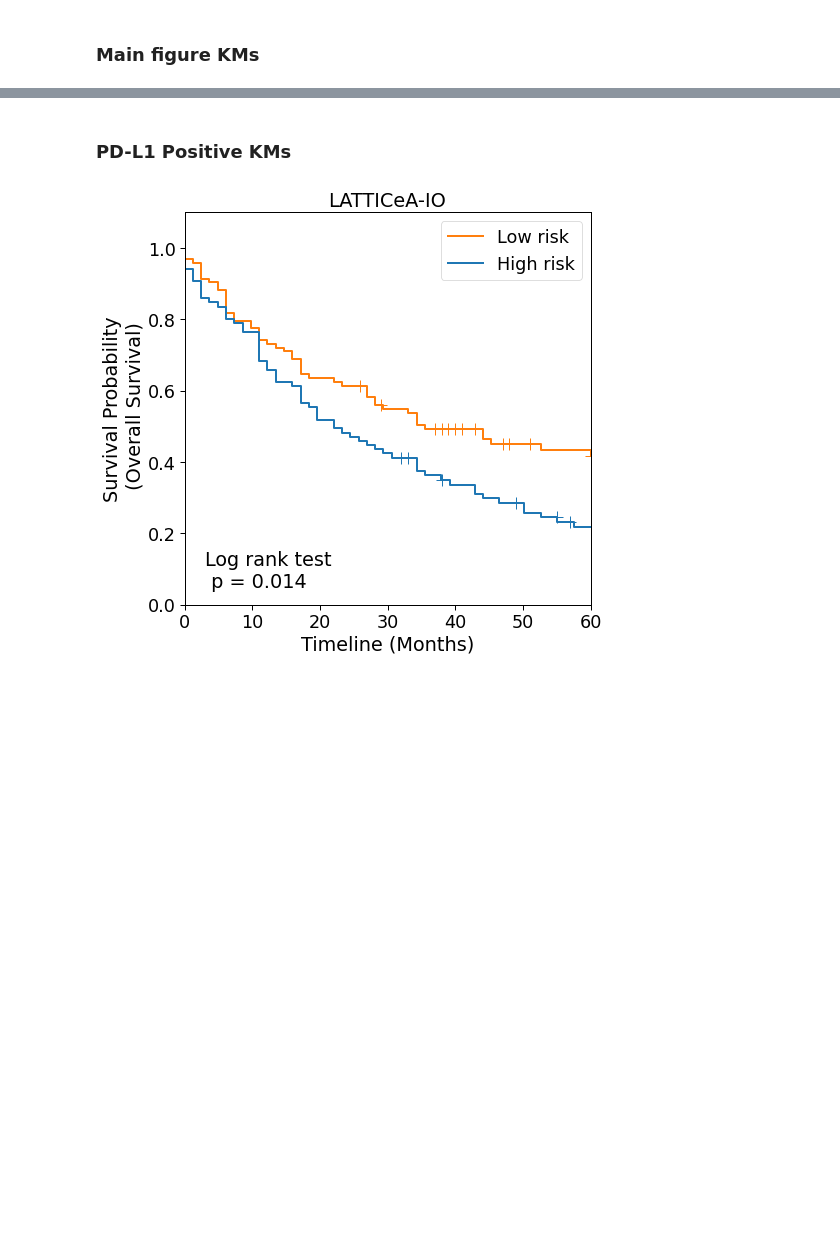
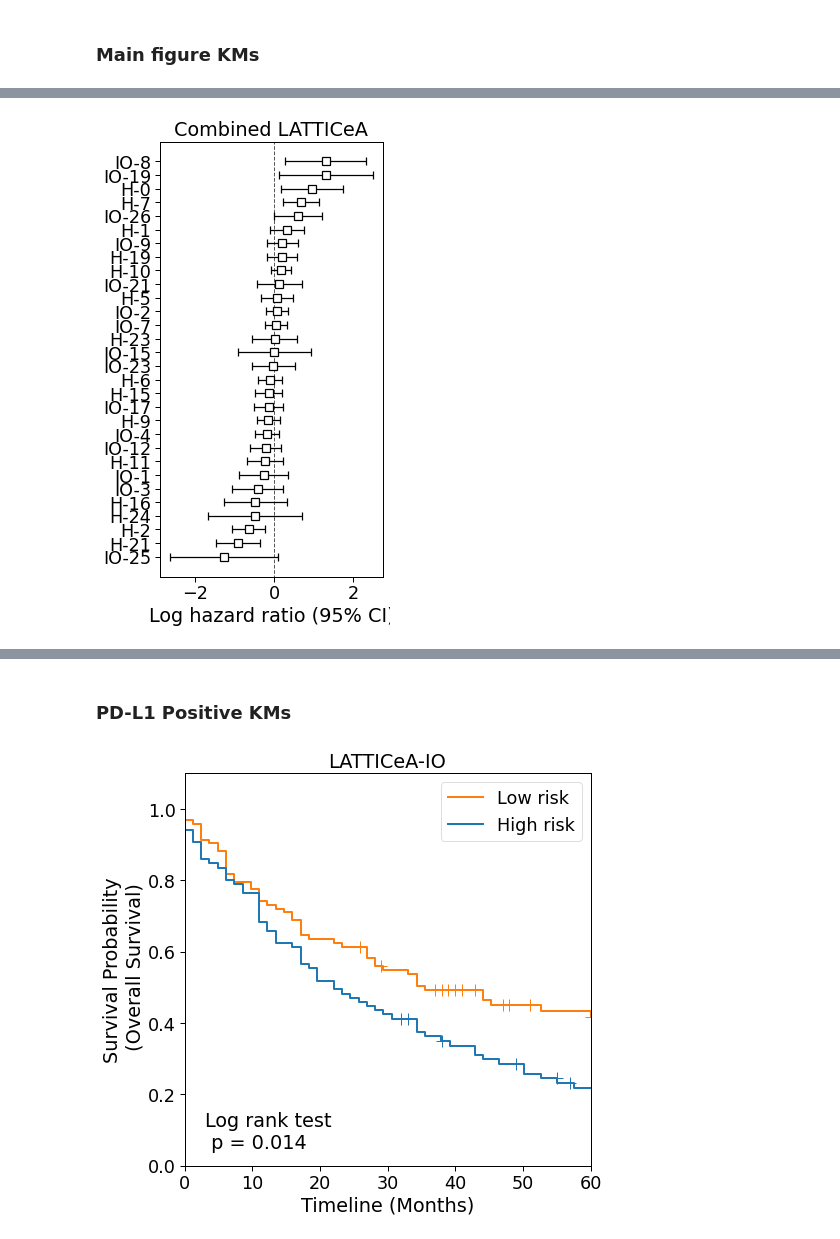
Before and after one commit to dr-michael-haley/HyPERSTAC, a Jupyter notebook: analysis/general/KM-curves-risk-groups.ipynb, the cells around one changed output, grey strips where cells are left out. Cells and saved outputs as stored; diff of their text form; code cells hidden in the pictures; blank space fills up the shorter version.

```diff
--- a/analysis/general/KM-curves-risk-groups.ipynb
+++ b/analysis/general/KM-curves-risk-groups.ipynb
@@ -66,0 +98,25 @@ plt.savefig(os.path.join(save_dir, 'gri-km-high-low.pdf'), dpi=300, bbox_inches=
+# %%
+cph, save_dir = load_model(base_dir=base_dir, panel='combined-latticeA')
+
+fig, ax = plt.subplots(figsize=(4,8))
+cph.plot(ax=ax, ms=8, capsize=4)
+ax.set_title('Combined LATTICeA')
+ax.set_xlabel('Log hazard ratio (95% CI)')
+
+panel_dict = {'0':'IO', '1':'H'}
+new_ylabs = list()
+
+for label in ax.get_yticklabels():
+    current_text = label.get_text()
+    current_text = current_text.split('_')
+    updated_text = list()
+    updated_text.append(current_text[0])
+    updated_text.append(panel_dict[current_text[1]])
+    updated_text = updated_text[::-1]
+    label_text = '-'.join(updated_text)
+    new_ylabs.append(label_text)
+
+ax.set_yticklabels(new_ylabs)
+plt.savefig(os.path.join(save_dir, 'combined-latticeA-forest.pdf'), dpi=300, bbox_inches='tight', pad_inches=0.1)
+# %% [output]
+[figure, added]
```
Also changed, not shown: parts of 16 cells of this notebook.
